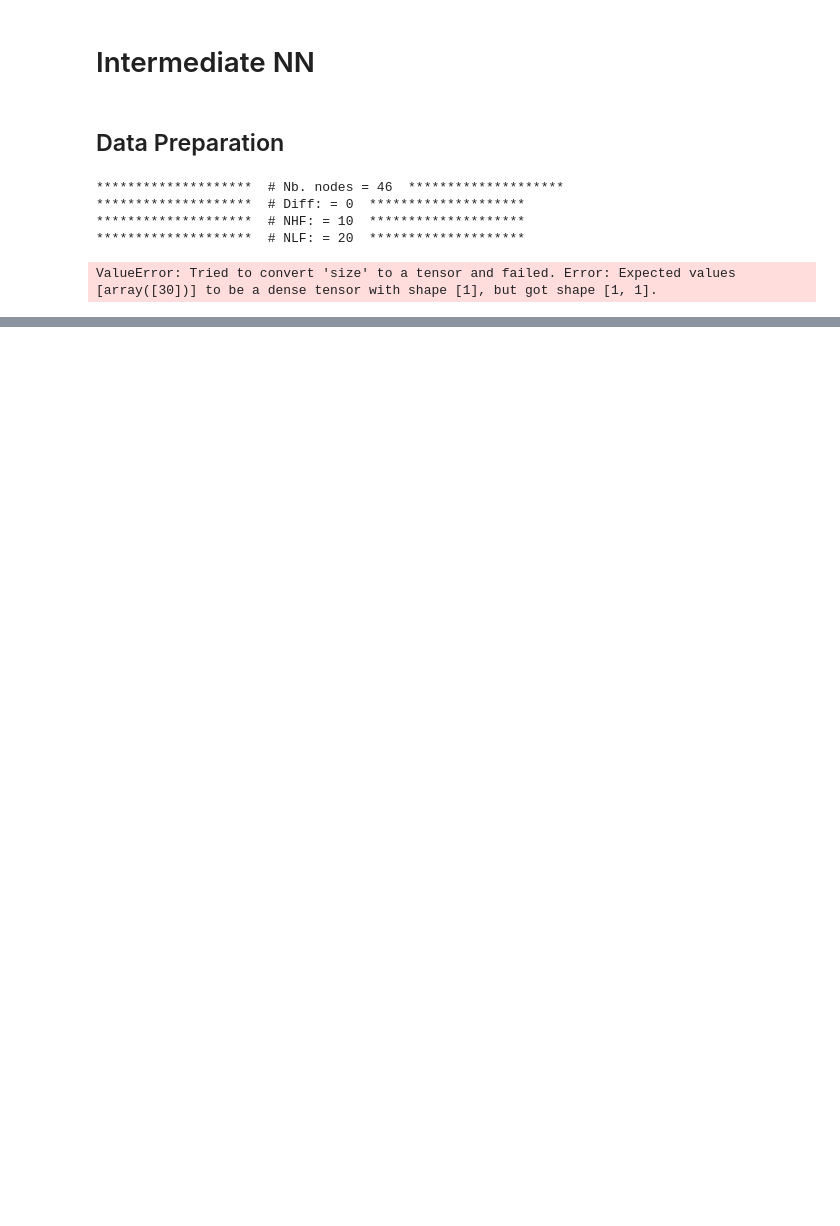
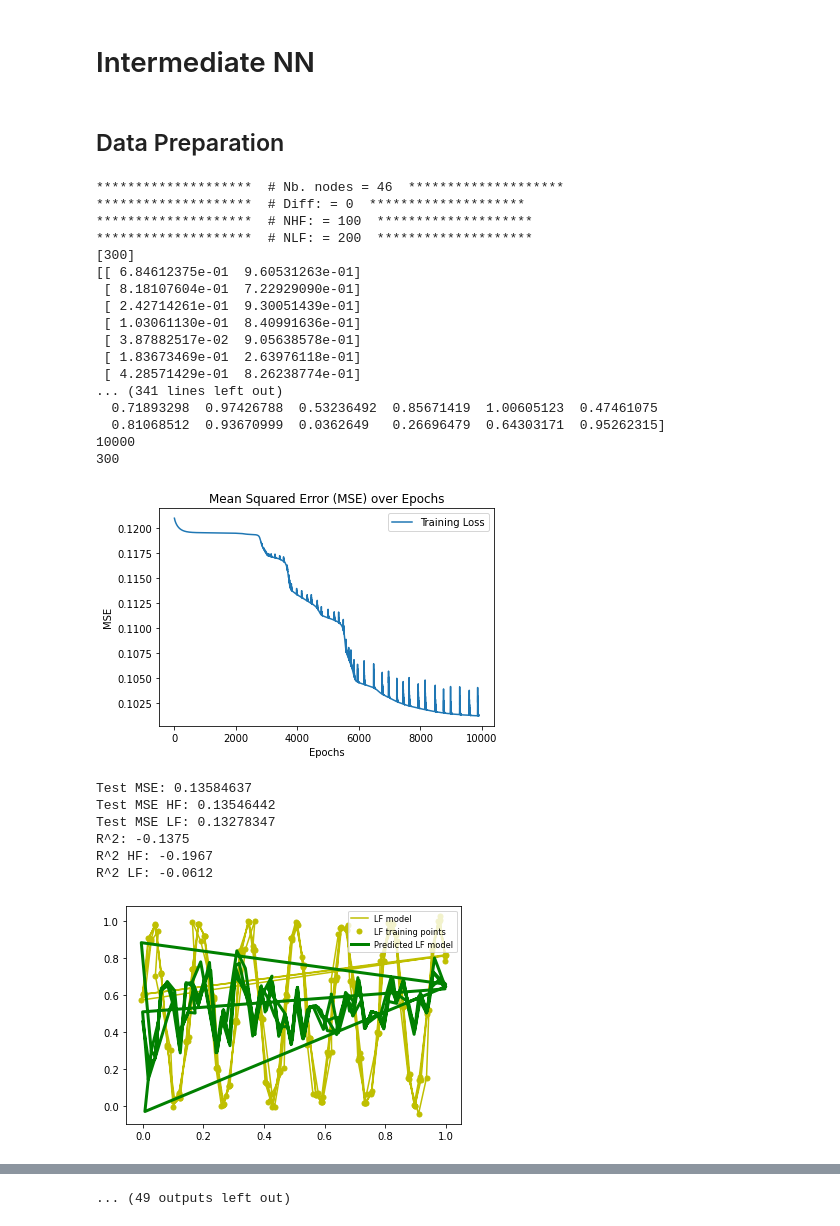
Before and after one commit to Jackmos/Multi-Fidelity-MCMC-methods, a Jupyter notebook: PACS_project2/Diffusion/Intermediate/Intermediate_NN.ipynb, the cells around one changed output, grey strips where cells are left out. Cells and saved outputs as stored; diff of their text form; code cells hidden in the pictures; blank space fills up the shorter version.

```diff
--- a/PACS_project2/Diffusion/Intermediate/Intermediate_NN.ipynb
+++ b/PACS_project2/Diffusion/Intermediate/Intermediate_NN.ipynb
@@ -105,16 +105,24 @@ for m in range(len(Discretizations)):
                 ]
                 U_LF_test = normalization(U_LF_test)
 
-                #reaction_LF_test_original=np.c_[reaction_LF_test, np.abs(np.sin(5*np.pi*reaction_LF_test[:, 0]-5*np.pi/6))]
+                reaction_LF_test_original=np.c_[reaction_LF_test, np.abs(np.sin(5*np.pi*reaction_LF_test[:, 0]-5*np.pi/6))]
                 #U_LF_test_original=U_LF_test
+                reaction_LF_test_original=reaction_LF_test
+                U_LF_test_original=U_LF_test
+
+                noise_stddev1=[0.01,0.005,0.02]
+                noise_stddev2=[0.005,0.003,0.01]
+
+                (U_LF_test,reaction_LF_test)=add_noise(noise_stddev1,noise_stddev2,reaction_LF_test,U_LF_test)
 
                 # randomization
                 permutation = np.random.permutation(len(reaction_LF_test))
                 reaction_LF = reaction_LF_test[permutation][0:nlf]
                 U_train_LF = U_LF_test[permutation][0:nlf]
 
-                #reaction_LF=np.c_[reaction_LF, np.abs(np.sin(5*np.pi*reaction_LF[:, 0]-5*np.pi/6))]
-                #reaction_LF_test=np.c_[reaction_LF_test, np.abs(np.sin(5*np.pi*reaction_LF_test[:, 0]-5*np.pi/6))]
+                reaction_LF=np.c_[reaction_LF, np.abs(np.sin(5*np.pi*reaction_LF[:, 0]-5*np.pi/6))]
+                reaction_LF_test=np.c_[reaction_LF_test, np.abs(np.sin(5*np.pi*reaction_LF_test[:, 0]-5*np.pi/6))]
+                reaction_LF_test_original=np.c_[reaction_LF_test_original, np.abs(np.sin(5*np.pi*reaction_LF_test_original[:, 0]-5*np.pi/6))]
 
 
                 print(
@@ -141,8 +149,8 @@ for m in range(len(Discretizations)):
 
                 MAX_EVAL = 30
                 #best paramters obtained by HPO:
-                best_params = {'alpha': 0.031884991755260814, 'epochs': 2.0, 'kernel_init': 'uniform', 'l2weight': 0.002651788904350721, 'lr': 0.00042698780348019073, 'nodes': 114.0, 'opt': 'Adamax'}
-                #best_params = {'alpha': 0.04065167240033655, 'epochs': 3.0, 'kernel_init': 'uniform', 'l2weight': 0.00021154214219451555, 'lr': 0.0065338127394483905, 'nodes': 128.0, 'opt': 'Adamax'}
+                #best_params = {'alpha': 0.031884991755260814, 'epochs': 2.0, 'kernel_init': 'uniform', 'l2weight': 0.002651788904350721, 'lr': 0.00042698780348019073, 'nodes': 114.0, 'opt': 'Adamax'}
+                best_params = {'alpha': 0.0965167240033655, 'epochs': 3.0, 'kernel_init': 'uniform', 'l2weight': 0.00021154214219451555, 'lr': 0.0065338127394483905, 'nodes': 128.0, 'opt': 'Adamax'}
 
                 # # reproducibilty porpuse
                 # learning_rate = bestLF_params["lr"]
@@ -160,14 +168,15 @@ for m in range(len(Discretizations)):
                 # #
                 names=['Inter']
                 params=[best_params]
-                reaction_norm=np.concatenate((reaction_HF,reaction_LF))[:,0]
-                reaction_norm_test=np.concatenate((reaction_HF_test,reaction_LF_test))[:,0]
+                reaction_norm=np.concatenate((reaction_HF,reaction_LF),axis=0)
+                reaction_norm_test=np.concatenate((reaction_HF_test,reaction_LF_test),axis=0)
+                reaction_norm_test_original=np.concatenate((reaction_HF_test_original,reaction_LF_test_original),axis=0)
 
                 model= MultiFidelity(names,params=params,data_train_HF=reaction_norm,output_train_HF=np.concatenate((U_train_LF,U_HF)),N=Nepo * int(best_params['epochs']),n=batch_size,do_HPO=False,verbose=False)
 
                 U_pred = model.model_list[0].prediction(reaction_norm_test)
 
-                U_Pred = np.concatenate((U_pred[0],U_pred[1]))
+                U_Pred = np.concatenate((U_pred[0],U_pred[1]),axis=1)
                 U_HF_list.append(U_pred[0][:,0])
                 U_LF_list.append(U_pred[1][:,0])
                 U_test = np.concatenate((U_HF_test,U_LF_test))
@@ -176,23 +185,23 @@ for m in range(len(Discretizations)):
                 test_mse_list.append(test_mse)
                 print(f"Test MSE: {test_mse:.8f}")
 
-                test_mse_HF = np.mean(np.square(U_HF_test- U_pred[0][:,0]))
+                test_mse_HF = np.mean(np.square(U_HF_test_original- model.model_list[0].prediction(reaction_HF_test_original)[0][:,0]))
                 test_mse_HF_list.append(test_mse_HF)
                 print(f"Test MSE HF: {test_mse_HF:.8f}")
 
-                test_mse_LF = np.mean(np.square(U_LF_test- U_pred[1][:,0]))
+                test_mse_LF = np.mean(np.square(U_LF_test- model.model_list[0].prediction(reaction_LF_test)[1][:,0]))
                 test_mse_LF_list.append(test_mse_LF)
                 print(f"Test MSE LF: {test_mse_LF:.8f}")
 
-                r2 = 1 - np.sum(np.square(U_test - U_Pred[:,0])) / np.sum(np.square(U_test - np.mean(U_test)))
+                r2 = 1 - np.sum(np.square(U_test- U_Pred[:,0])) / np.sum(np.square(U_test - np.mean(U_test)))
                 r2_list.append(r2)
                 print(f"R^2: {r2:.4f}")
 
-                r2_HF = 1 - np.sum(np.square(U_HF_test - U_pred[0][:,0])) / np.sum(np.square(U_HF_test - np.mean(U_HF_test)))
+                r2_HF = 1 - np.sum(np.square(U_HF_test_original- model.model_list[0].prediction(reaction_HF_test_original)[0][:,0])) / np.sum(np.square(U_HF_test_original - np.mean(U_HF_test_original)))
                 r2_HF_list.append(r2_HF)
                 print(f"R^2 HF: {r2_HF:.4f}")
 
-                r2_LF = 1 - np.sum(np.square(U_LF_test - U_pred[1][:,0])) / np.sum(np.square(U_LF_test - np.mean(U_LF_test)))
+                r2_LF = 1 - np.sum(np.square(U_LF_test- model.model_list[0].prediction(reaction_LF_test)[1][:,0])) / np.sum(np.square(U_LF_test - np.mean(U_LF_test)))
                 r2_LF_list.append(r2_LF)
                 print(f"R^2 LF: {r2_LF:.4f}")
 
@@ -200,18 +209,18 @@ for m in range(len(Discretizations)):
 
                 plt.figure()
                 plt.plot(
-                reaction_LF_test, U_LF_test, "y-", linewidth=1.5, label="LF model"
+                reaction_LF_test[:,0], U_LF_test, "y-", linewidth=1.5, label="LF model"
                 )
                 plt.plot(
-                reaction_LF,
+                reaction_LF[:,0],
                 U_train_LF,
                 "yo",
                 markersize=5,
                 label="LF training points",
                 )
                 plt.plot(
-                reaction_LF_test,
-                model.model_list[0].prediction(reaction_LF_test),
+                reaction_LF_test[:,0],
+                model.model_list[0].prediction(reaction_LF_test)[1],
                 "g-",
                 linewidth=3,
                 label="Predicted LF model",
@@ -221,10 +230,10 @@ for m in range(len(Discretizations)):
 
                 plt.figure()
                 plt.plot(
-                reaction_HF_test, U_HF_test, "r-", linewidth=1.5, label="HF model"
+                reaction_HF_test[:,0], U_HF_test, "r-", linewidth=1.5, label="HF model"
                 )
                 plt.plot(
-                reaction_HF,
+                reaction_HF[:,0],
                 U_HF,
                 "ro",
                 markersize=5,
@@ -241,43 +250,62 @@ for m in range(len(Discretizations)):
                 label="LF training points",
                 )
 
-                print(reaction_norm[:,0])
                 plt.plot(
-                reaction_norm[:, 0],
-                model.model_list[0].prediction(reaction_norm),
+                reaction_HF_test[:,0],
+                model.model_list[0].prediction(reaction_HF_test)[0],
                 "g-",
                 linewidth=3,
                 label="Predicted HF model",
                 )
                 plt.legend(prop={"size": 8.3})
                 plt.show()
 
 
                 new = {'Discretization': Discretizations[m], 'diffusion': diffusion[d], 'R2': r2_LF_list[-1]}
                 r2_LF_df = r2_LF_df.append(new, ignore_index=True)
                 new = {'Discretization': Discretizations[m], 'diffusion': diffusion[d], 'R2': r2_HF_list[-1]}
                 r2_HF_df = r2_HF_df.append(new, ignore_index=True)
                 new = {'Discretization': Discretizations[m], 'diffusion': diffusion[d], 'MSE': test_mse_LF_list[-1]}
                 mse_LF_df = mse_LF_df.append(new, ignore_index=True)
                 new = {'Discretization': Discretizations[m], 'diffusion': diffusion[d], 'MSE': test_mse_HF_list[-1]}
                 mse_HF_df = mse_HF_df.append(new, ignore_index=True)
 
                 # if len(r2_HF_list[:-1])>0 and r2_HF_list[-1]<max(r2_HF_list[:-1]):
                 # #     save_model(finalModel,"finalModel2NN.h5")
 
 
                 ##  SALVATAGGIO CON NUOVA CLASSE?
                 print(r2_HF_list)
                 if not r2_HF_list[:-1]:
                     model.save()
                 elif r2_HF_list[:-1] and r2_HF_list[-1] > max(r2_HF_list[:-1]) and test_mse_HF_list[-1]<min(test_mse_HF_list[:-1]):
                     model.save()
 
 print(r2_HF_df.round(5))
 print(mse_HF_df.round(5))
 # %% [output]
 ********************  # Nb. nodes = 46  ********************
 ********************  # Diff: = 0  ********************
-********************  # NHF: = 10  ********************
-********************  # NLF: = 20  ********************
+********************  # NHF: = 100  ********************
+********************  # NLF: = 200  ********************
+[300]
+[[ 6.84612375e-01  9.60531263e-01]
+ [ 8.18107604e-01  7.22929090e-01]
+ [ 2.42714261e-01  9.30051439e-01]
+ [ 1.03061130e-01  8.40991636e-01]
+ [ 3.87882517e-02  9.05638578e-01]
+ [ 1.83673469e-01  2.63976118e-01]
+ [ 4.28571429e-01  8.26238774e-01]
+... (341 lines left out)
+  0.71893298  0.97426788  0.53236492  0.85671419  1.00605123  0.47461075
+  0.81068512  0.93670999  0.0362649   0.26696479  0.64303171  0.95262315]
+10000
+300
+[figure, added]
-ValueError: Tried to convert 'size' to a tensor and failed. Error: Expected values [array([30])] to be a dense tensor with shape [1], but got shape [1, 1].
+Test MSE: 0.13584637
+Test MSE HF: 0.13546442
+Test MSE LF: 0.13278347
+R^2: -0.1375
+R^2 HF: -0.1967
+R^2 LF: -0.0612
+[figure, added]
@@ -283,0 +357 @@ ValueError: Tried to convert 'size' to a tensor and failed. Error: Expected valu
+... (49 outputs left out)
```
Also changed, not shown: parts of 5 cells of this notebook, 8 other files.
